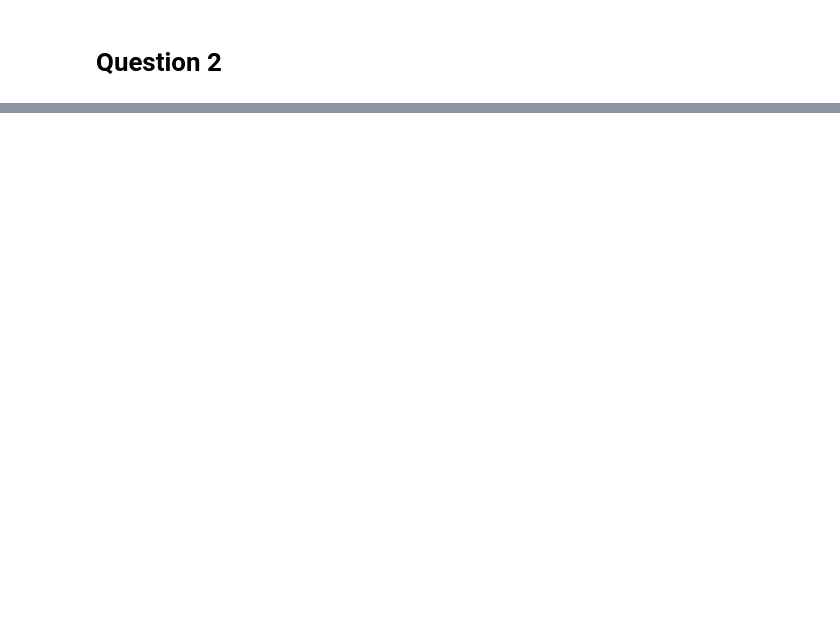
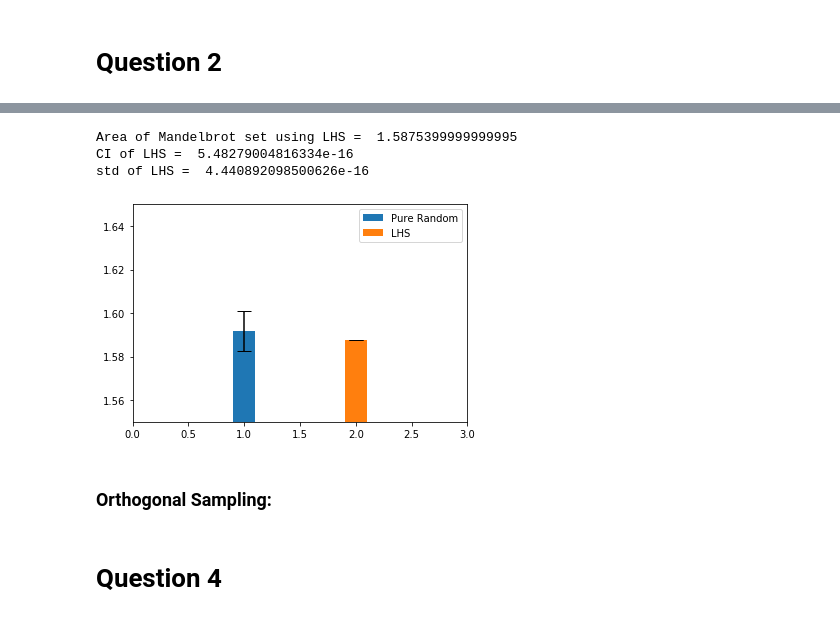
Before and after one commit to DaVinkie/StochSim, a Jupyter notebook: Mandelbrot.ipynb, the cells around one changed output, grey strips where cells are left out. Cells and saved outputs as stored; diff of their text form; code cells hidden in the pictures; blank space fills up the shorter version.

```diff
--- a/Mandelbrot.ipynb
+++ b/Mandelbrot.ipynb
@@ -139,0 +234,50 @@ monte_carlo_area(100000, 50, TOTAL_AREA)
+# %%
+LHS_x = np.linspace(-2, 1, 100000)
+np.random.shuffle(LHS_x)
+LHS_y = np.linspace(-1, 1, 100000)
+np.random.shuffle(LHS_y)
+
+LHS_samples = np.array([LHS_x, LHS_y]).T
+
+def monte_carlo_LHS(samples, max_iterations, area):
+    ''' Approximates the area of the mandelbrot set.
+    The function generates samples and for each sample determines if it is in the mandelbrot set.
+    The ratio of samples in the set can then be used to approximate its area.
+    '''
+    ratio = []
+    for i in samples:
+        x = mandelbrot_area(i[0], i[1], max_iterations)
+        ratio.append(x)
+
+    # Uses a mask to determine the ratio of hits by Boolean indexing.
+    ones = np.ones(len(samples))
+    ones = ones[ratio]
+    total = np.sum(ones)
+    # Proportion of True to False, multiplied by area of the sampled square.
+    mandel_area = (total/len(samples)) * area
+    return mandel_area
+
+lhs_area_sum= np.array([monte_carlo_LHS(LHS_samples, 50, TOTAL_AREA) for r in range(NR_OF_TESTS)])
+# %%
+lhs_area = np.mean(lhs_area_sum)
+lhs_std = np.std(lhs_area_sum)
+lhs_ci = (1.96*lhs_std)/lhs_area
+
+print('Area of Mandelbrot set using LHS = ', lhs_area)
+print('CI of LHS = ', lhs_ci)
+print('std of LHS = ', lhs_std)
+
+plt.bar(1, pr_area, width=0.2, yerr=pr_ci, capsize=7, label='Pure Random')
+plt.bar(2, lhs_area, width=0.2, yerr=lhs_ci, capsize=7, label='LHS')
+plt.xlim(0,3)
+plt.ylim(1.55,1.65)
+plt.legend()
+
+plt.show()
+# %% [output]
+Area of Mandelbrot set using LHS =  1.5875399999999995
+CI of LHS =  5.48279004816334e-16
+std of LHS =  4.440892098500626e-16
+[figure, added]
+# %% [markdown]
+### Orthogonal Sampling:
@@ -139,0 +306,2 @@ monte_carlo_area(100000, 50, TOTAL_AREA)
+# %% [markdown]
+# Question 4
```
Also changed, not shown: parts of 21 cells of this notebook.
